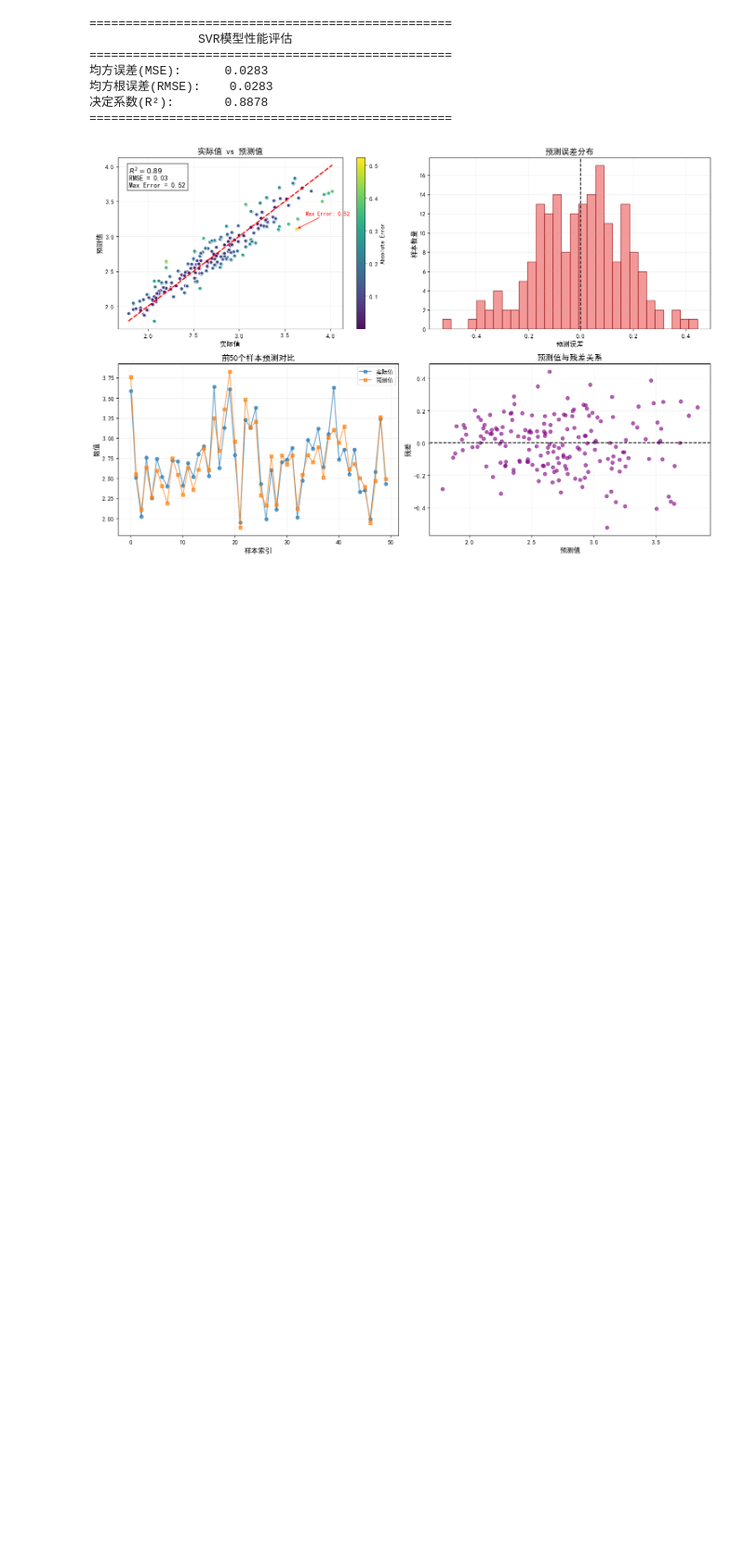
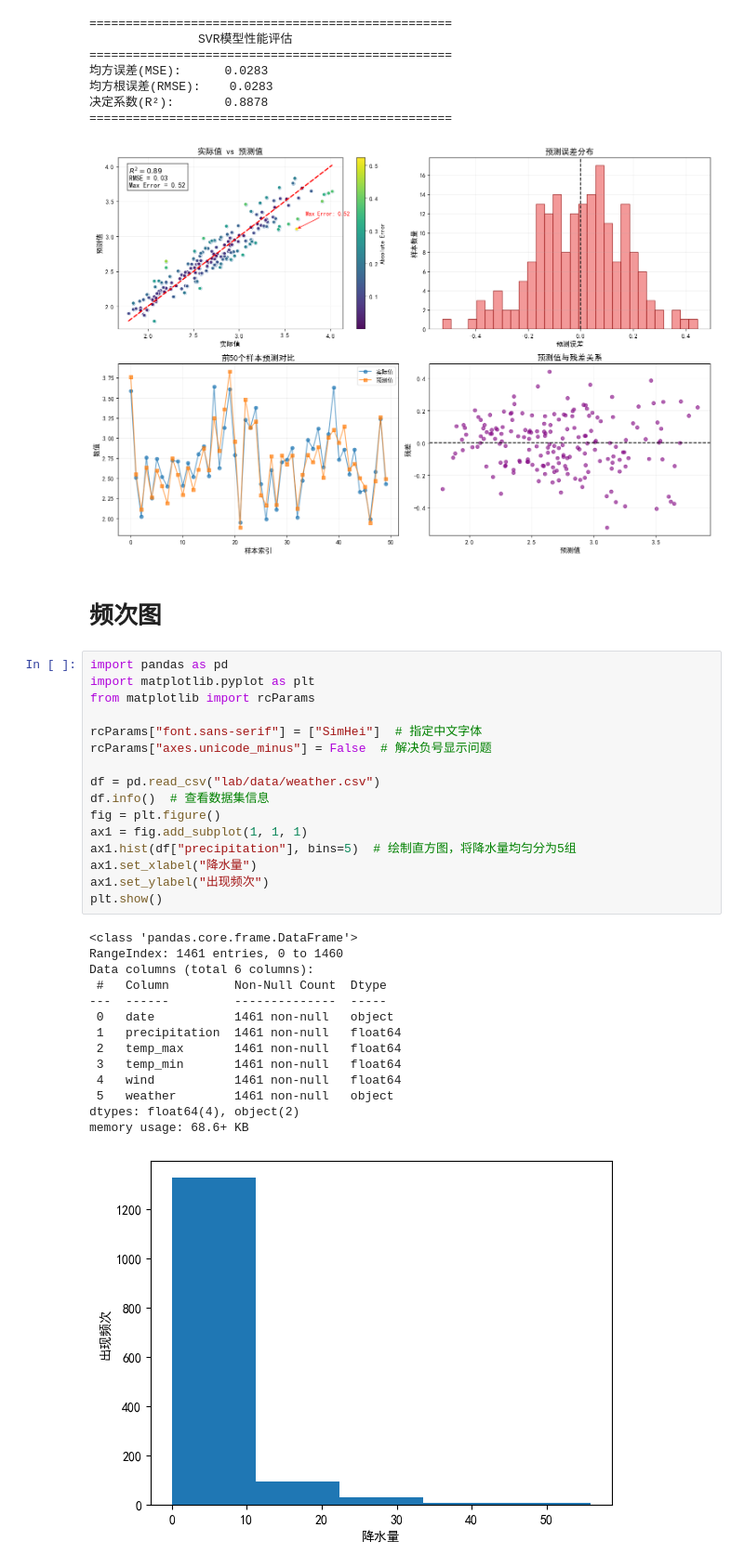
Before and after one commit to dabingbigice/math_code, a Jupyter notebook: lab/画图.ipynb, the cells around one changed output. Shown at 93% size. Cells and saved outputs as stored; diff of their text form; blank space fills up the shorter version.

```diff
--- a/lab/画图.ipynb
+++ b/lab/画图.ipynb
@@ -349,3 +349,36 @@ plt.show()
 决定系数(R²):       0.8878
 ==================================================
 [figure]
+# %% [markdown]
+# 频次图
+# %%
+import pandas as pd
+import matplotlib.pyplot as plt
+from matplotlib import rcParams
+
+rcParams["font.sans-serif"] = ["SimHei"]  # 指定中文字体
+rcParams["axes.unicode_minus"] = False  # 解决负号显示问题
+
+df = pd.read_csv("lab/data/weather.csv")
+df.info()  # 查看数据集信息
+fig = plt.figure()
+ax1 = fig.add_subplot(1, 1, 1)
+ax1.hist(df["precipitation"], bins=5)  # 绘制直方图，将降水量均匀分为5组
+ax1.set_xlabel("降水量")
+ax1.set_ylabel("出现频次")
+plt.show()
+# %% [output]
+<class 'pandas.core.frame.DataFrame'>
+RangeIndex: 1461 entries, 0 to 1460
+Data columns (total 6 columns):
+ #   Column         Non-Null Count  Dtype
+---  ------         --------------  -----
+ 0   date           1461 non-null   object
+ 1   precipitation  1461 non-null   float64
+ 2   temp_max       1461 non-null   float64
+ 3   temp_min       1461 non-null   float64
+ 4   wind           1461 non-null   float64
+ 5   weather        1461 non-null   object
+dtypes: float64(4), object(2)
+memory usage: 68.6+ KB
+[figure, added]
```
Also changed, not shown: 6 other files.
